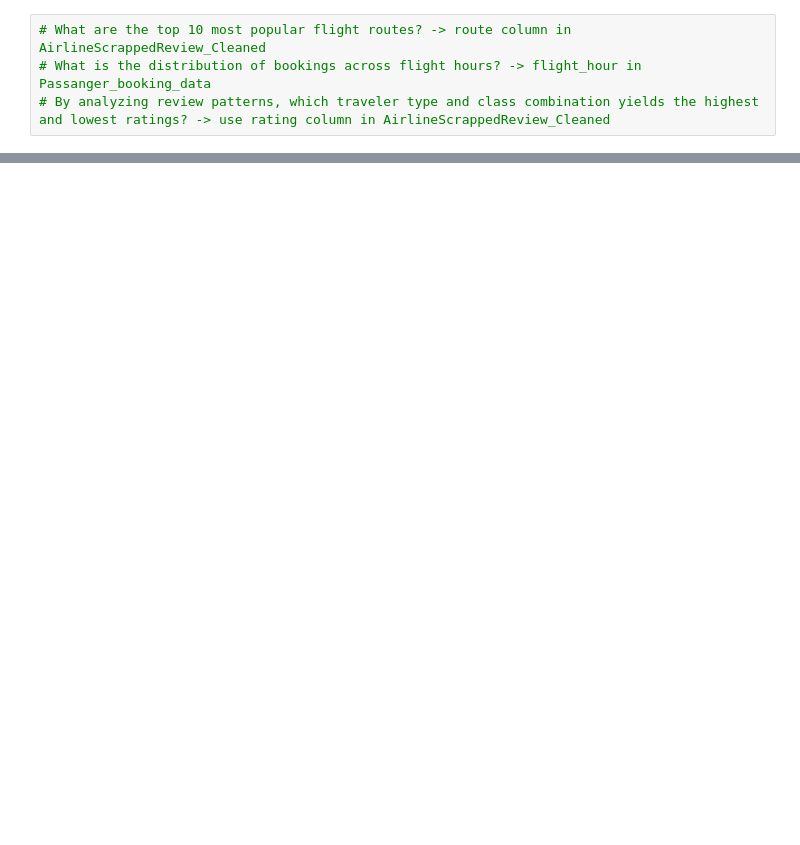
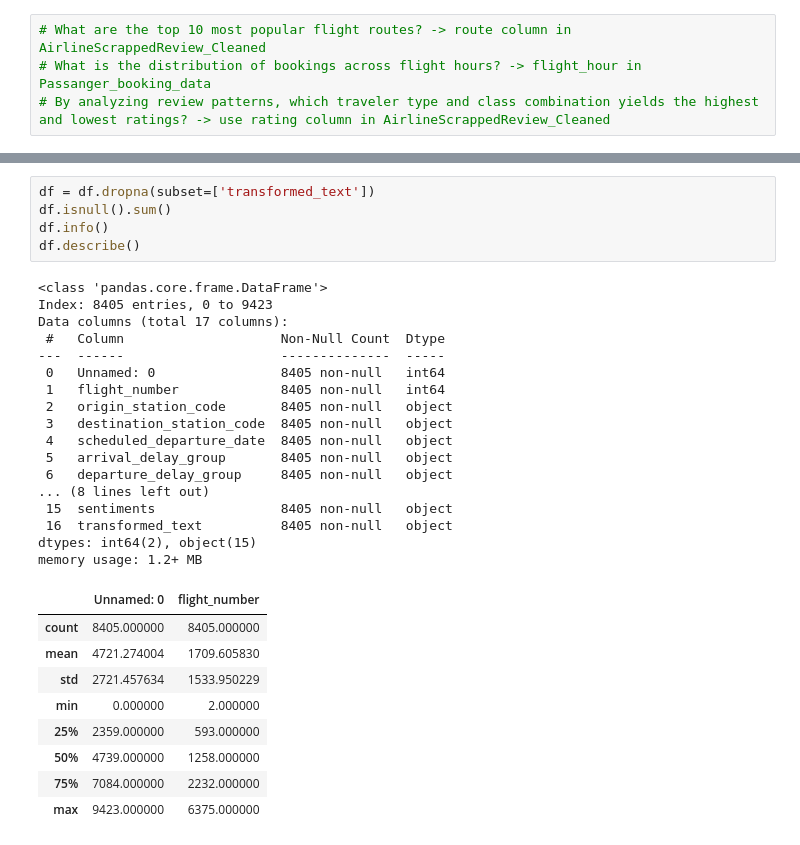
Before and after one commit to Ahmed-cmd-web/ACL2, a Jupyter notebook: main.ipynb, the cells around one changed output, grey strips where cells are left out. Drawn from its saved outputs; the diff is of its cells as text; blank space fills up the shorter version.

```diff
--- a/main.ipynb
+++ b/main.ipynb
@@ -6,0 +61,32 @@ import pandas as pd
+# %%
+df = df.dropna(subset=['transformed_text'])
+df.isnull().sum()
+df.info()
+df.describe()
+# %% [output]
+<class 'pandas.core.frame.DataFrame'>
+Index: 8405 entries, 0 to 9423
+Data columns (total 17 columns):
+ #   Column                    Non-Null Count  Dtype
+---  ------                    --------------  -----
+ 0   Unnamed: 0                8405 non-null   int64
+ 1   flight_number             8405 non-null   int64
+ 2   origin_station_code       8405 non-null   object
+ 3   destination_station_code  8405 non-null   object
+ 4   scheduled_departure_date  8405 non-null   object
+ 5   arrival_delay_group       8405 non-null   object
+ 6   departure_delay_group     8405 non-null   object
+... (8 lines left out)
+ 15  sentiments                8405 non-null   object
+ 16  transformed_text          8405 non-null   object
+dtypes: int64(2), object(15)
+memory usage: 1.2+ MB
+|  | Unnamed: 0 | flight_number |
+| count | 8405.000000 | 8405.000000 |
+| mean | 4721.274004 | 1709.605830 |
+| std | 2721.457634 | 1533.950229 |
+| min | 0.000000 | 2.000000 |
+| 25% | 2359.000000 | 593.000000 |
+| 50% | 4739.000000 | 1258.000000 |
+| 75% | 7084.000000 | 2232.000000 |
+| max | 9423.000000 | 6375.000000 |
```
Also changed, not shown: parts of 42 cells of this notebook, 1 other file.
